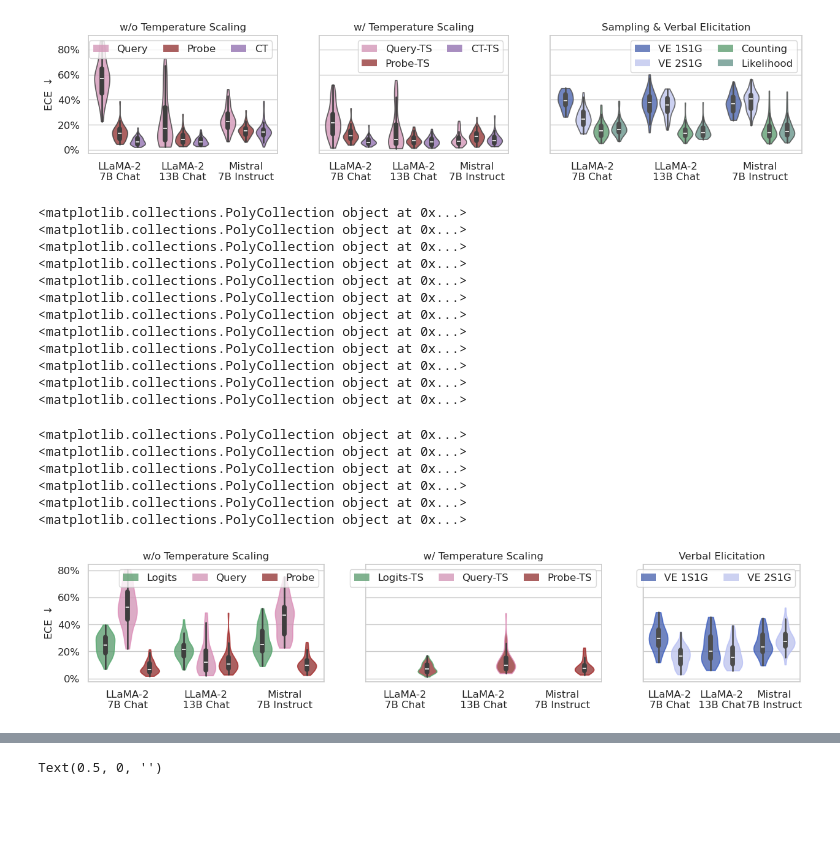
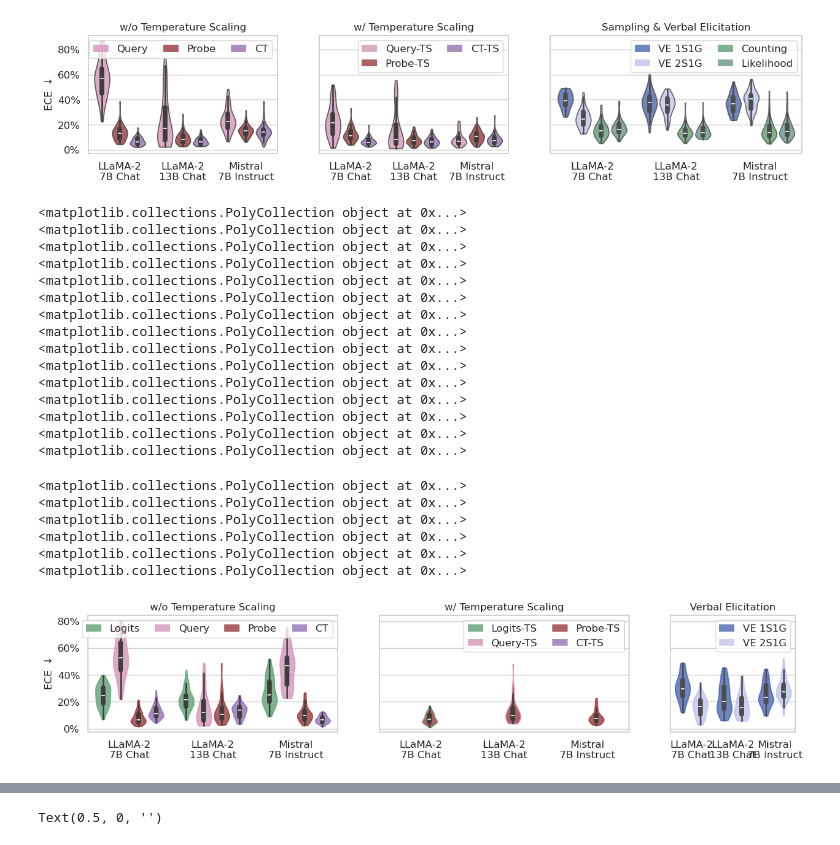
Before and after one commit to activatedgeek/calibration-tuning, a Jupyter notebook: notebooks/viz_mmlu.ipynb, the cells around one changed output, grey strips where cells are left out. Drawn from its saved outputs; the diff is of its cells as text; code cells hidden in the pictures; blank space fills up the shorter version.

Commit message:
pulling more results

```diff
--- a/notebooks/viz_mmlu.ipynb
+++ b/notebooks/viz_mmlu.ipynb
@@ -148,13 +148,6 @@ for fn in glob.glob("results/eval-mmlu_oe-base/*.csv"):
     model_name = fn.split("/")[-1].replace(".csv", "").replace("-","_")
     df["model_name"] = "Query_" + model_name
     df["mode_tag"] = "oe -> oe"
-    all_dfs.append(df)
-
-for fn in glob.glob("results/eval-mmlu_choice-base/*.csv"):
-    df = pd.read_csv(fn)
-    model_name = fn.split("/")[-1].replace(".csv", "").replace("-","_")
-    df["model_name"] = "Query_" + model_name
-    df["mode_tag"] = "choice -> choice"
     all_dfs.append(df)
 
 for fn in glob.glob("results/eval-mmlu_oe-base-ts/*.csv"):
@@ -667,13 +660,6 @@ import matplotlib.pyplot as plt
 import glob
 
 all_dfs = []
-for fn in glob.glob("results/eval-mmlu_oe-base/*.csv"):
-    df = pd.read_csv(fn)
-    model_name = fn.split("/")[-1].replace(".csv", "").replace("-","_")
-    df["model_name"] = "Query_" + model_name
-    df["mode_tag"] = "oe -> oe"
-    all_dfs.append(df)
-
 for fn in glob.glob("results/eval-mmlu_choice-base/*.csv"):
     df = pd.read_csv(fn)
     model_name = fn.split("/")[-1].replace(".csv", "").replace("-","_")
@@ -681,16 +667,32 @@ for fn in glob.glob("results/eval-mmlu_choice-base/*.csv"):
     df["mode_tag"] = "choice -> choice"
     all_dfs.append(df)
 
+for fn in glob.glob("results/eval-mmlu_choice-base-ts/*.csv"):
+    df = pd.read_csv(fn)
+    model_name = fn.split("/")[-1].replace(".csv", "").replace("-","_")
+    df["model_name"] = "Query-TS_" + model_name
+    df["mode_tag"] = "choice -> choice"
+    all_dfs.append(df)
+
 base_df = pd.concat(all_dfs)
 
 
 all_dfs = []
-for fn in glob.glob("results/eval-mmlu_oe-ct/*.csv"):
+
+for fn in glob.glob("results/eval-mmlu_choice-ct/*.csv"):
     df = pd.read_csv(fn)
     model_name = fn.split("/")[-1].replace(".csv", "").replace("-","_")
     df["model_name"] = "CT_" + model_name
-    df["mode_tag"] = "oe -> oe"
+    df["mode_tag"] = "choice -> choice"
     all_dfs.append(df)
+
+for fn in glob.glob("results/eval-mmlu_choice-ct-ts/*.csv"):
+    df = pd.read_csv(fn)
+    model_name = fn.split("/")[-1].replace(".csv", "").replace("-","_")
+    df["model_name"] = "CT-TS_" + model_name
+    df["mode_tag"] = "choice -> choice"
+    all_dfs.append(df)
+
 
 ct_df = pd.concat(all_dfs)
 
@@ -770,9 +772,9 @@ color_map = {
 # %%
 sns.set_theme(style="whitegrid")
 
-fig, axs = plt.subplots(1, 3, figsize=(15, 2.5), sharey=True, gridspec_kw={'width_ratios': [3, 3, 2]})
+fig, axs = plt.subplots(1, 3, figsize=(15, 2.5), sharey=True, gridspec_kw={'width_ratios': [4, 4, 2]})
 
-hue_order = ["Logits", "Query", "Probe"]
+hue_order = ["Logits", "Query", "Probe", "CT"]
 palette = [color_map[x] for x in hue_order]
 
 sns.violinplot(
@@ -841,7 +843,7 @@ axs[0].set_title("w/o Temperature Scaling")
 
 
 
-hue_order = ["Logits-TS", "Query-TS", "Probe-TS"]
+hue_order = ["Logits-TS", "Query-TS", "Probe-TS", "CT-TS"]
 palette = [color_map[x] for x in hue_order]
 
 sns.violinplot(
@@ -887,7 +889,7 @@ for i, violin in enumerate(violins):
 
 
 axs[1].legend(
-    handles=handles, labels=labels, ncol=7, fontsize=12,
+    handles=handles, labels=labels, ncol=2, fontsize=12,
     columnspacing=1.5, handlelength=1.5,
 )
 #remove edge from patches in the legend
@@ -955,7 +957,7 @@ for i, violin in enumerate(violins):
 
 
 axs[2].legend(
-    handles=handles, labels=labels, ncol=7, fontsize=12,
+    handles=handles, labels=labels, ncol=1, fontsize=12,
     columnspacing=1.5, handlelength=1.5,
 )
 #remove edge from patches in the legend
@@ -968,34 +970,37 @@ axs[2].set_yticklabels(['{:,.0%}'.format(x) for x in vals])
 
 #increase yticks font size and xticks font size
 axs[2].tick_params(axis='y', labelsize=12)
 axs[2].tick_params(axis='x', labelsize=12)
 
 axs[2].set_xlabel("")
 axs[2].set_ylabel("ECE $\downarrow$", fontsize=12)
 
 axs[2].set_title("Verbal Elicitation")
 
 plt.savefig("mcqa_violin_plots.pdf", bbox_inches="tight")
 # %% [output]
 <matplotlib.collections.PolyCollection object at 0x...>
 <matplotlib.collections.PolyCollection object at 0x...>
 <matplotlib.collections.PolyCollection object at 0x...>
 <matplotlib.collections.PolyCollection object at 0x...>
 <matplotlib.collections.PolyCollection object at 0x...>
 <matplotlib.collections.PolyCollection object at 0x...>
 <matplotlib.collections.PolyCollection object at 0x...>
 <matplotlib.collections.PolyCollection object at 0x...>
 <matplotlib.collections.PolyCollection object at 0x...>
 <matplotlib.collections.PolyCollection object at 0x...>
 <matplotlib.collections.PolyCollection object at 0x...>
 <matplotlib.collections.PolyCollection object at 0x...>
+<matplotlib.collections.PolyCollection object at 0x...>
+<matplotlib.collections.PolyCollection object at 0x...>
+<matplotlib.collections.PolyCollection object at 0x...>
 <matplotlib.collections.PolyCollection object at 0x...>
 <matplotlib.collections.PolyCollection object at 0x...>
 <matplotlib.collections.PolyCollection object at 0x...>
 <matplotlib.collections.PolyCollection object at 0x...>
 <matplotlib.collections.PolyCollection object at 0x...>
 <matplotlib.collections.PolyCollection object at 0x...>
-[figure, old version]
+[figure, new version]
 # %%
 _df
 # %% [output]
```
Also changed, not shown: parts of 1 cell of this notebook.
